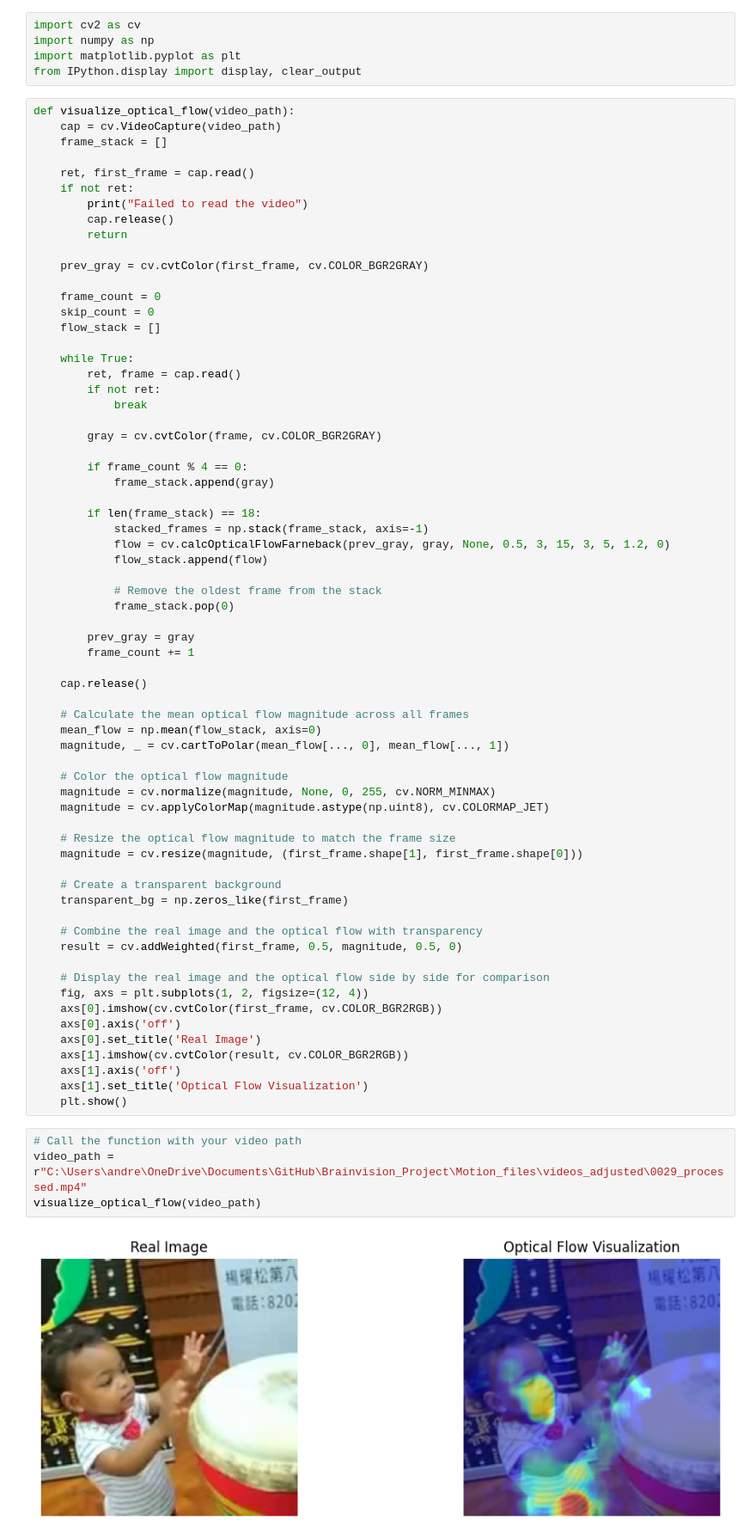
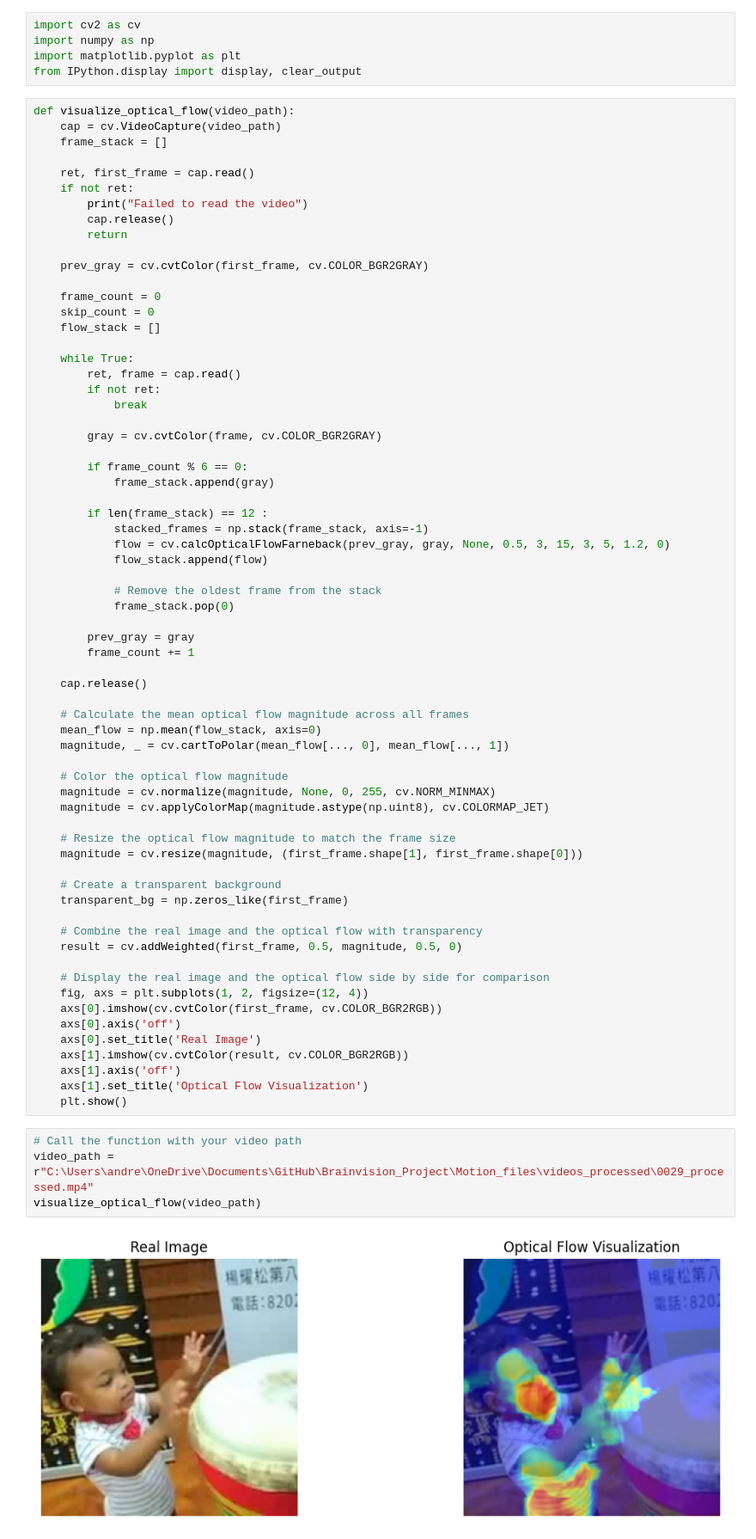
Before and after one commit to mafr22ao/Brainvision_Project, a Jupyter notebook: Motion_files/optical_flow_img.ipynb, the cells around one changed output. Shown at 86% size. Cells and saved outputs as stored; diff of their text form.

```diff
--- a/Motion_files/optical_flow_img.ipynb
+++ b/Motion_files/optical_flow_img.ipynb
@@ -27,10 +27,10 @@ def visualize_optical_flow(video_path):
 
         gray = cv.cvtColor(frame, cv.COLOR_BGR2GRAY)
 
-        if frame_count % 4 == 0:
+        if frame_count % 6 == 0:
             frame_stack.append(gray)
 
-        if len(frame_stack) == 18:
+        if len(frame_stack) == 12 :
             stacked_frames = np.stack(frame_stack, axis=-1)
             flow = cv.calcOpticalFlowFarneback(prev_gray, gray, None, 0.5, 3, 15, 3, 5, 1.2, 0)
             flow_stack.append(flow)
@@ -71,7 +71,7 @@ def visualize_optical_flow(video_path):
     plt.show()
 # %%
 # Call the function with your video path
-video_path = r"C:\Users\andre\OneDrive\Documents\GitHub\Brainvision_Project\Motion_files\videos_adjusted\0029_processed.mp4"
+video_path = r"C:\Users\andre\OneDrive\Documents\GitHub\Brainvision_Project\Motion_files\videos_processed\0029_processed.mp4"
 visualize_optical_flow(video_path)
 # %% [output]
-[figure, old version]
+[figure, new version]
```
Also changed, not shown: 46 other files.
